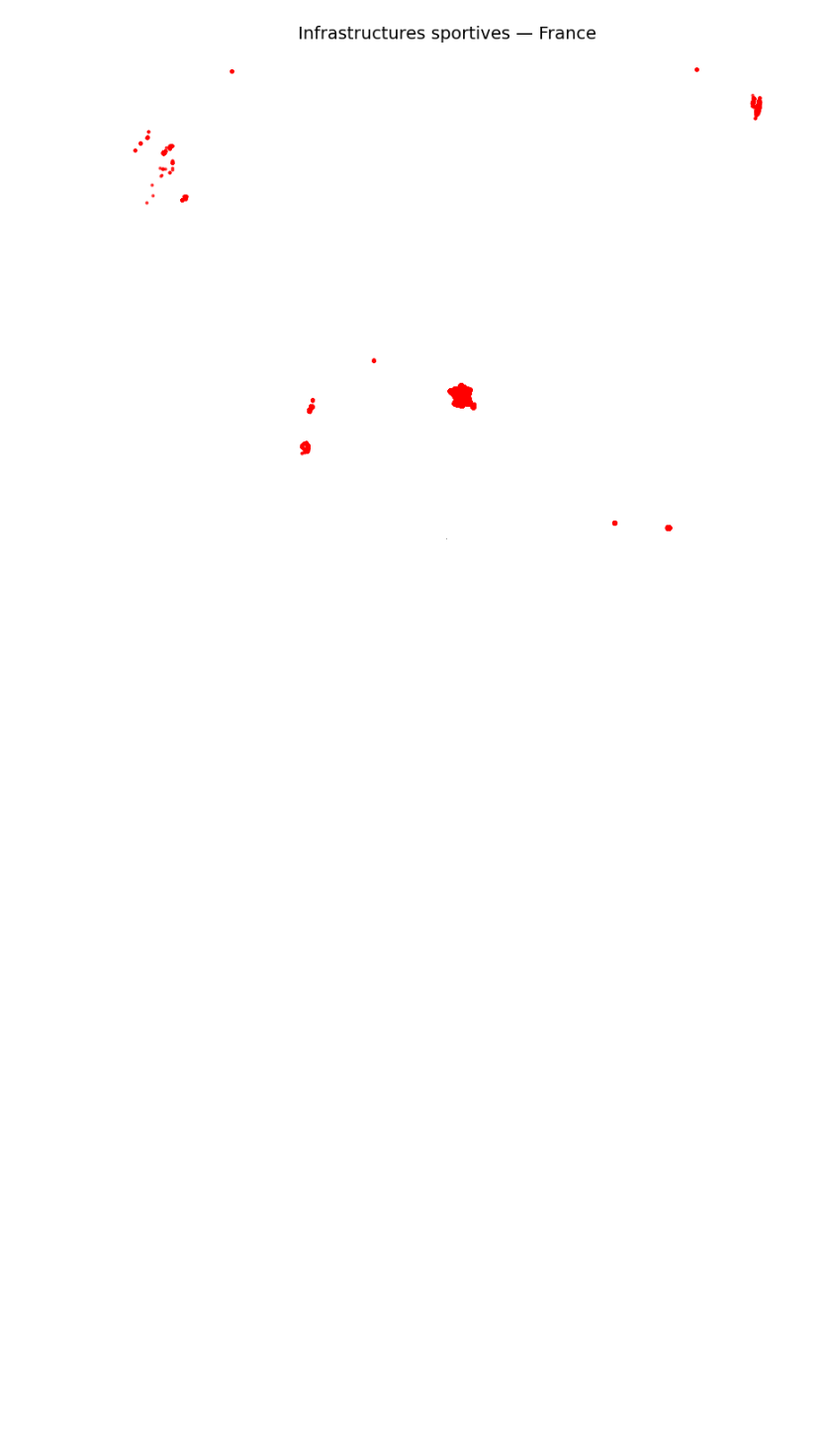
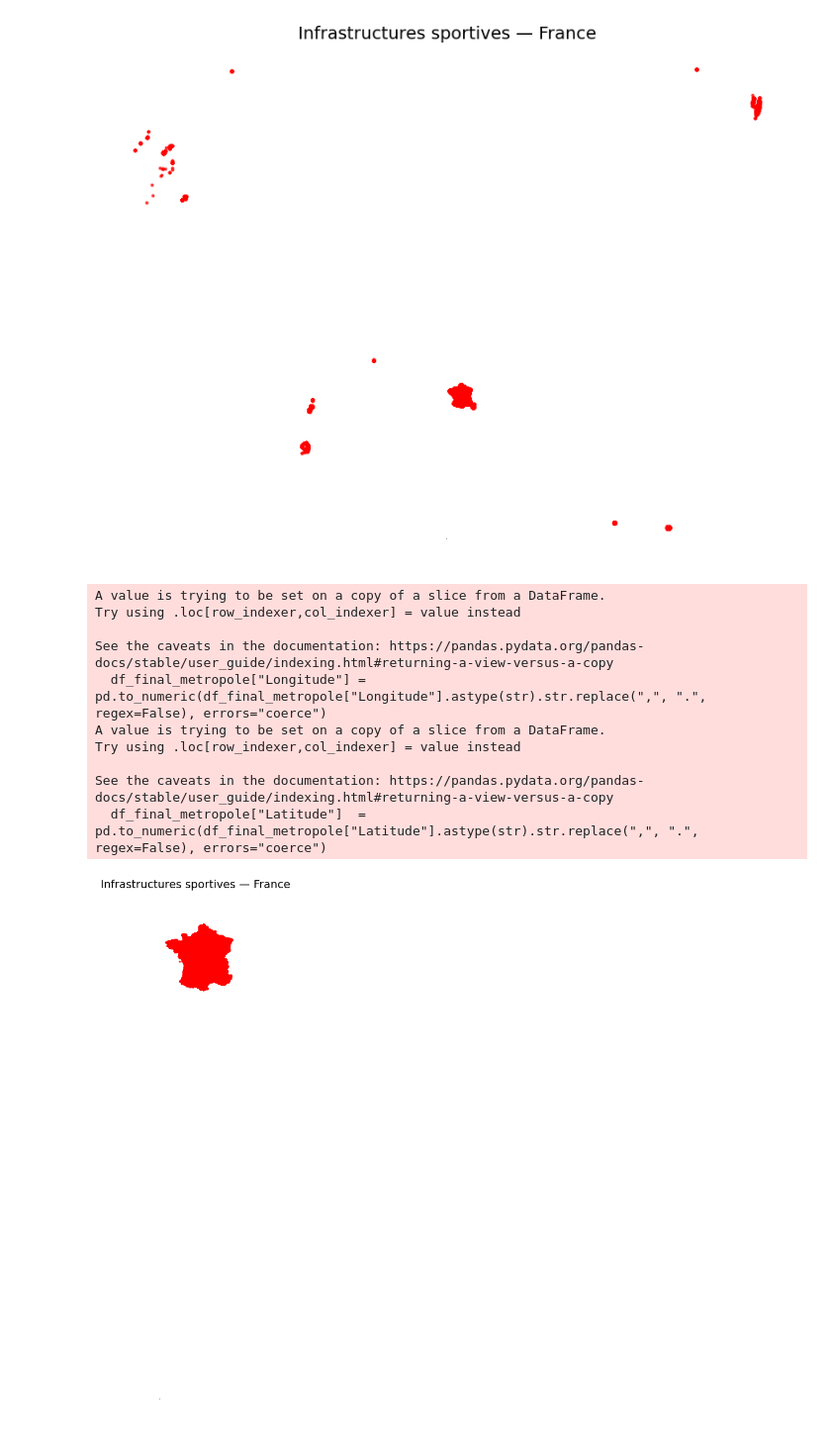
Before and after one commit to MaximeHirsch/Projet-python-deserts-sportifs, a Jupyter notebook: Projet.ipynb, the cells around one changed output. Shown at 99% size. Cells and saved outputs as stored; diff of their text form; code cells hidden in the pictures; blank space fills up the shorter version.

Commit message:
DF réduit à la France métropolitaine

```diff
--- a/Projet.ipynb
+++ b/Projet.ipynb
@@ -160,3 +179,43 @@ ax.set_axis_off()
 plt.show()
 # %% [output]
 [figure]
+# %%
+'''
+On constate qu'on trace les pointds sur une carte monde, il faut donc enlever les données des DROM de notre df et
+garder uniquement les communes avec un code INSEE entre les départements du 01 et du 95.
+'''
+
+df_final["Département Code"] = pd.to_numeric(df_final["Département Code"], errors="coerce")
+
+df_final_metropole = df_final[(df_final["Département Code"] >= 1) & (df_final["Département Code"] <= 95)]
+
+df_final_metropole["Longitude"] = pd.to_numeric(df_final_metropole["Longitude"].astype(str).str.replace(",", ".", regex=False), errors="coerce")
+df_final_metropole["Latitude"]  = pd.to_numeric(df_final_metropole["Latitude"].astype(str).str.replace(",", ".", regex=False), errors="coerce")
+df_final_metropole = df_final_metropole.dropna(subset=["Longitude", "Latitude"]).reset_index(drop=True)
+
+gdf_pts = gpd.GeoDataFrame(
+    df_final_metropole,
+    geometry=gpd.points_from_xy(df_final_metropole["Longitude"], df_final_metropole["Latitude"]),
+    crs="EPSG:4326"
+)
+
+gdf_pts = gdf_pts.to_crs("EPSG:2154")
+
+fig, ax = plt.subplots(figsize=(10, 12))
+url_or_gdf.boundary.plot(ax=ax, linewidth=0.4, color="gray")
+gdf_pts.plot(ax=ax, markersize=3, alpha=0.7, color="red")
+ax.set_title("Infrastructures sportives — France", fontsize=14)
+ax.set_axis_off()
+plt.show()
+# %% [output]
+A value is trying to be set on a copy of a slice from a DataFrame.
+Try using .loc[row_indexer,col_indexer] = value instead
+
+See the caveats in the documentation: https://pandas.pydata.org/pandas-docs/stable/user_guide/indexing.html#returning-a-view-versus-a-copy
+  df_final_metropole["Longitude"] = pd.to_numeric(df_final_metropole["Longitude"].astype(str).str.replace(",", ".", regex=False), errors="coerce")
+A value is trying to be set on a copy of a slice from a DataFrame.
+Try using .loc[row_indexer,col_indexer] = value instead
+
+See the caveats in the documentation: https://pandas.pydata.org/pandas-docs/stable/user_guide/indexing.html#returning-a-view-versus-a-copy
+  df_final_metropole["Latitude"]  = pd.to_numeric(df_final_metropole["Latitude"].astype(str).str.replace(",", ".", regex=False), errors="coerce")
+[figure, added]
```
Also changed, not shown: parts of 2 cells of this notebook.
